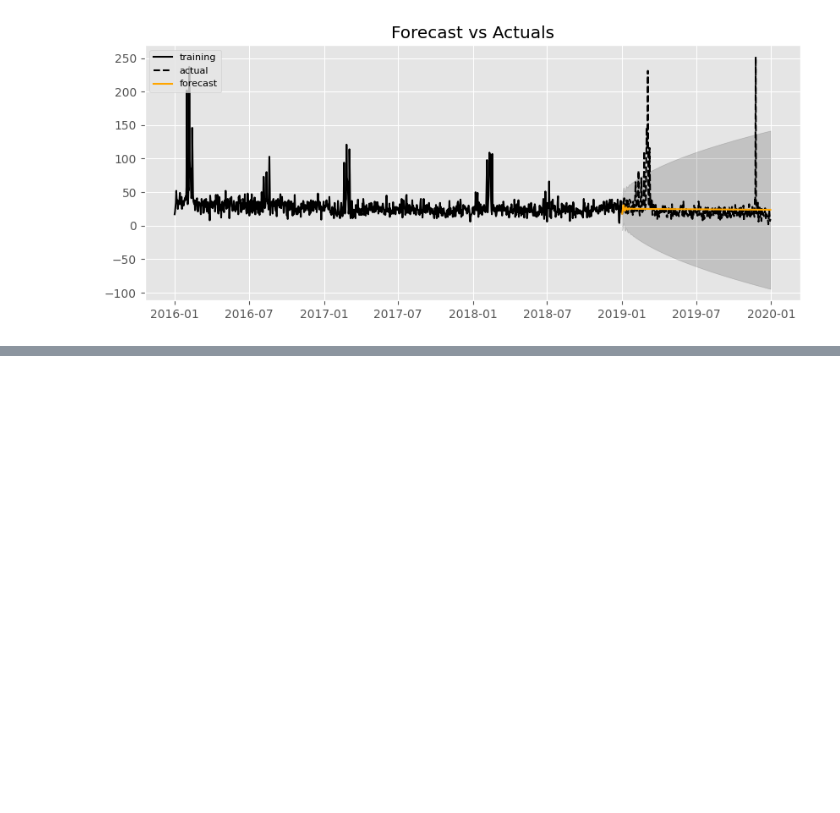
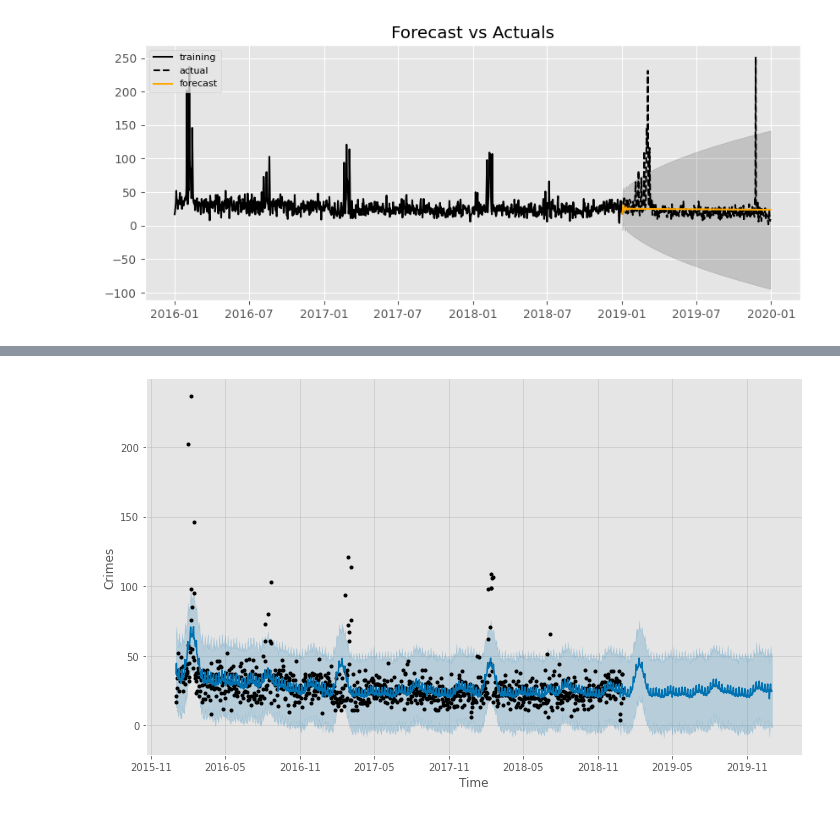
Before and after one commit to black-dalia/event-forecast-rio, a Jupyter notebook: KA notes.ipynb, the cells around one changed output, grey strips where cells are left out. Cells and saved outputs as stored; diff of their text form; code cells hidden in the pictures; blank space fills up the shorter version.

```diff
--- a/KA notes.ipynb
+++ b/KA notes.ipynb
@@ -475,0 +474,6 @@ plt.plot(simulated_data_1)
+# %%
+model_p = Prophet(interval_width=0.95,
+                 seasonality_mode='multiplicative')
+#holidays_prior_scale=0.5,weekly_seasonality=True, yearly_seasonality=True,
+# %%
+model_p.add_country_holidays(country_name='BR')
@@ -475,0 +484,2 @@ plt.plot(simulated_data_1)
+# %%
+model_p.fit(train_p)
@@ -475,0 +506,3 @@ plt.plot(simulated_data_1)
+# %%
+future = model_p.make_future_dataframe(periods=365)
+forecast = model_p.predict(future)
@@ -475,0 +519,4 @@ plt.plot(simulated_data_1)
+# %%
+model_p.plot(forecast,xlabel='Time',ylabel='Crimes');
+# %% [output]
+[figure, added]
```
Also changed, not shown: parts of 21 cells of this notebook.
